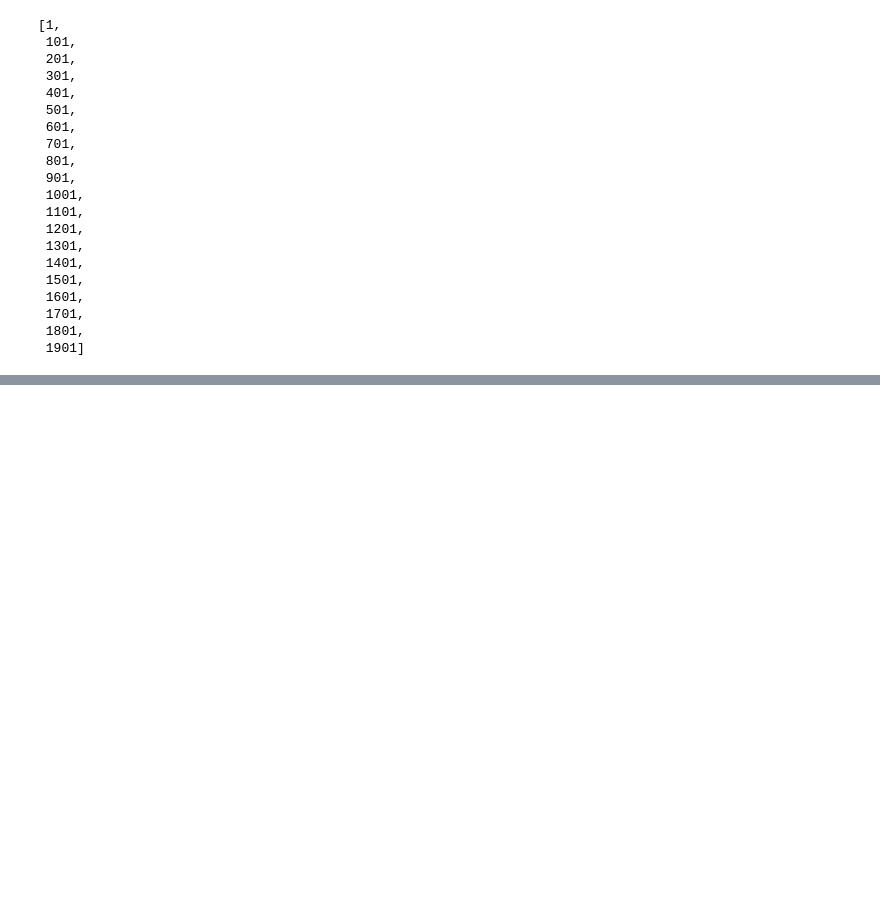
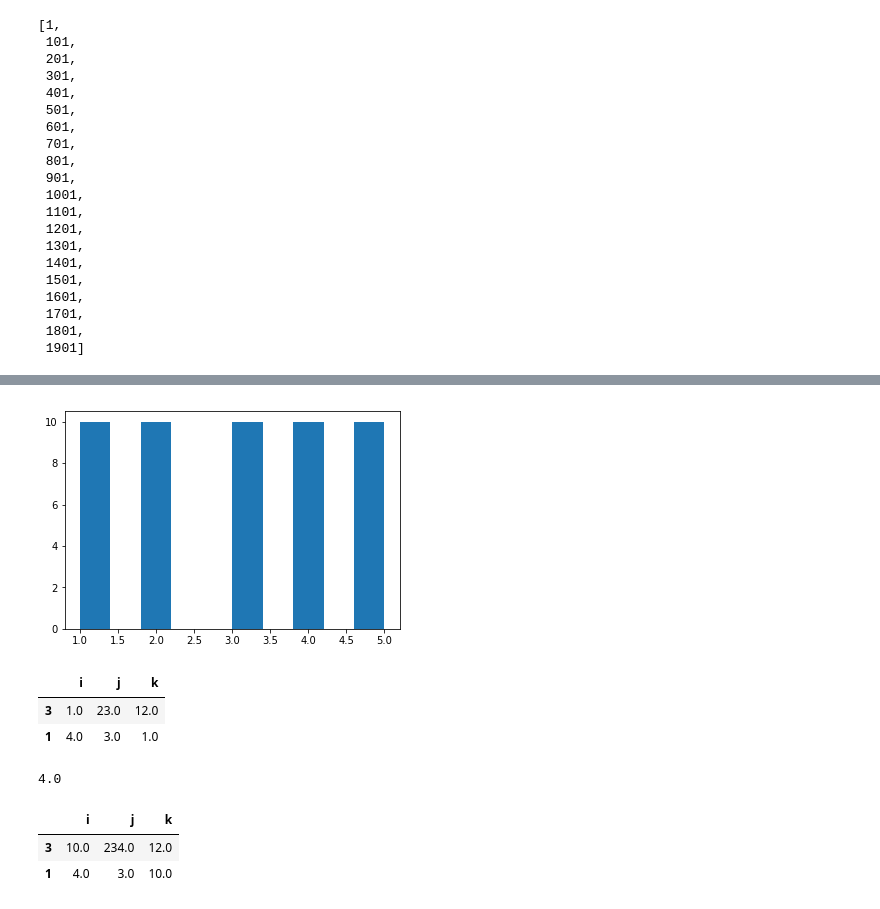
Before and after one commit to benkoger/pytorch_schooling, a Jupyter notebook: schooling_contagion_pytorch.ipynb, the cells around one changed output, grey strips where cells are left out. Drawn from its saved outputs; the diff is of its cells as text; code cells hidden in the pictures; blank space fills up the shorter version.

```diff
--- a/schooling_contagion_pytorch.ipynb
+++ b/schooling_contagion_pytorch.ipynb
@@ -945,0 +1679,34 @@ list(range(1,2100, 100))
+# %%
+t = torch.ones((5,3))
+t[1,1] = 3
+t[1,0] = 0
+t[3,0] = 4
+
+
+states = torch.arange(1, t.size()[1] + 1)
+# states = torch.unsqueeze(states, 0)
+# states = states.repeat(t.size()[0], 1)
+
+t_max, _ = torch.max(t, 1)
+t_max = torch.unsqueeze(t_max, 1)
+t_max = t_max.repeat(1,t.size()[1])
+print(t.size(), t_max.size())
+mask = (t==t_max).type(torch.FloatTensor)
+mask_sum = torch.sum(mask, 1)
+mask_cumsum = torch.cumsum(mask_sum, 0)
+rand = torch.rand(t.size()[0])
+rand_ind = (mask_sum * rand).type(torch.FloatTensor)
+
+possible_states = torch.nonzero(mask * states)
+print(possible_states[:,0])
+possible = states[possible_states[:,0], possible_states[:,1]]
+state_ind = mask_cumsum - rand_ind
+# print(t)
+# print(t_max)
+# print(t==t_max)
+# print(mask * t)
+print(possible)
+print(mask_cumsum)
+print(rand_ind)
+print(state_ind)
+print(possible[state_ind.type(torch.LongTensor)])
@@ -945,0 +1745,8 @@ list(range(1,2100, 100))
+# %%
+test = [[1,2,3,4,5] for _ in range(10)]
+# %%
+merged = list(itertools.chain(*test))
+plt.hist(merged)
+plt.show()
+# %% [output]
+[figure, added]
@@ -945,0 +1758,6 @@ list(range(1,2100, 100))
+# %%
+test
+# %% [output]
+|  | i | j | k |
+| 3 | 1.0 | 23.0 | 12.0 |
+| 1 | 4.0 | 3.0 | 1.0 |
@@ -945,0 +1769,10 @@ list(range(1,2100, 100))
+# %%
+test.loc[1]['i']
+# %% [output]
+4.0
+# %%
+test
+# %% [output]
+|  | i | j | k |
+| 3 | 10.0 | 234.0 | 12.0 |
+| 1 | 4.0 | 3.0 | 10.0 |
```
Also changed, not shown: parts of 45 cells of this notebook, 44 other files.
